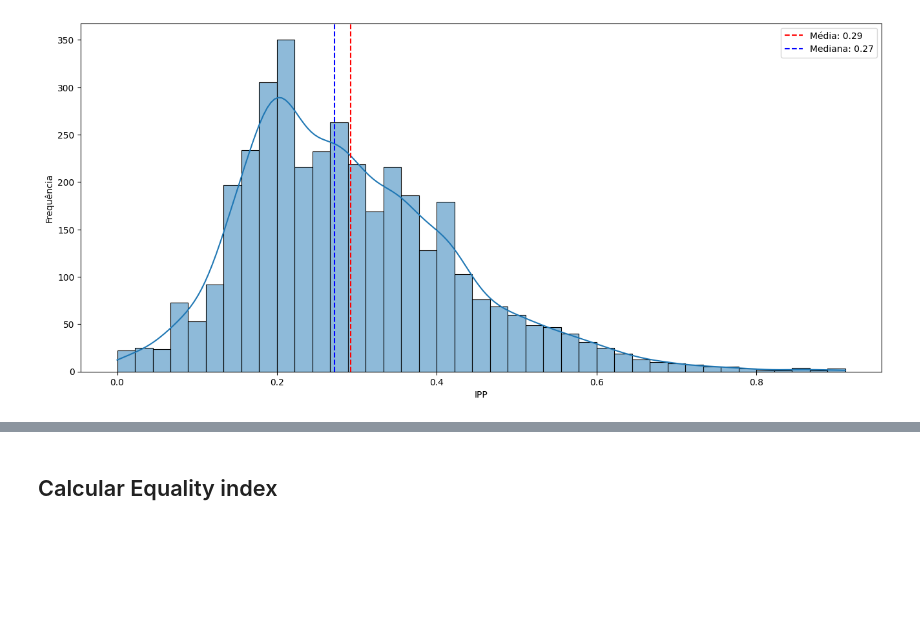
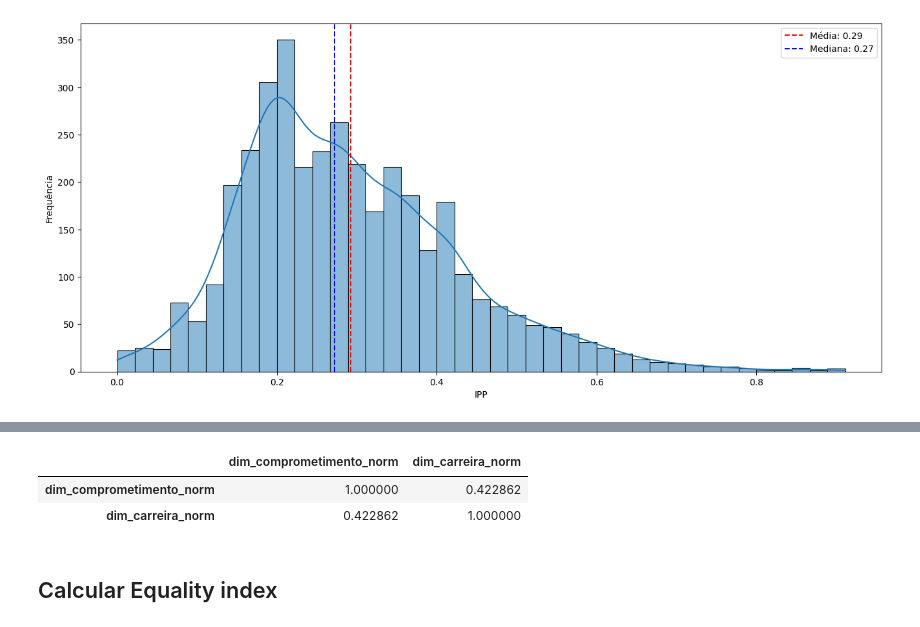
Before and after one commit to AcacioTelechi/redem-index, a Jupyter notebook: indices_calculation.ipynb, the cells around one changed output, grey strips where cells are left out. Cells and saved outputs as stored; diff of their text form; code cells hidden in the pictures; blank space fills up the shorter version.

```diff
--- a/indices_calculation.ipynb
+++ b/indices_calculation.ipynb
@@ -167,3 +205,9 @@ plt.savefig("docs/figures/ipp_histplot.png", dpi=300)
+# %%
+df_with_ipp[['dim_comprometimento_norm', 'dim_carreira_norm']].corr()
+# %% [output]
+|  | dim_comprometimento_norm | dim_carreira_norm |
+| dim_comprometimento_norm | 1.000000 | 0.422862 |
+| dim_carreira_norm | 0.422862 | 1.000000 |
 # %% [markdown]
 ## Calcular Equality index
 # %%
```
Also changed, not shown: parts of 3 cells of this notebook.
